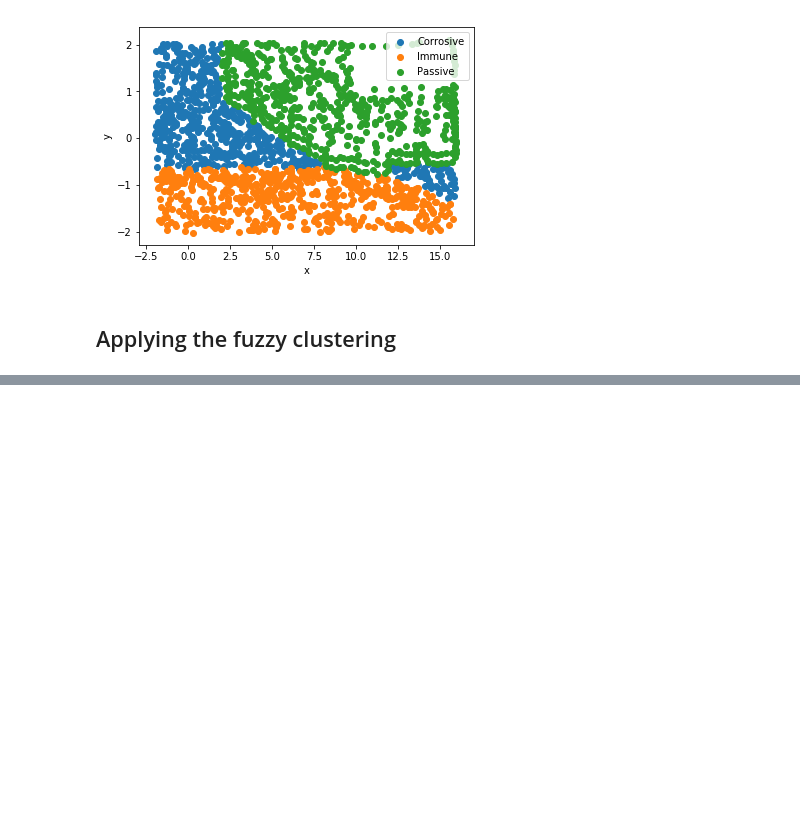
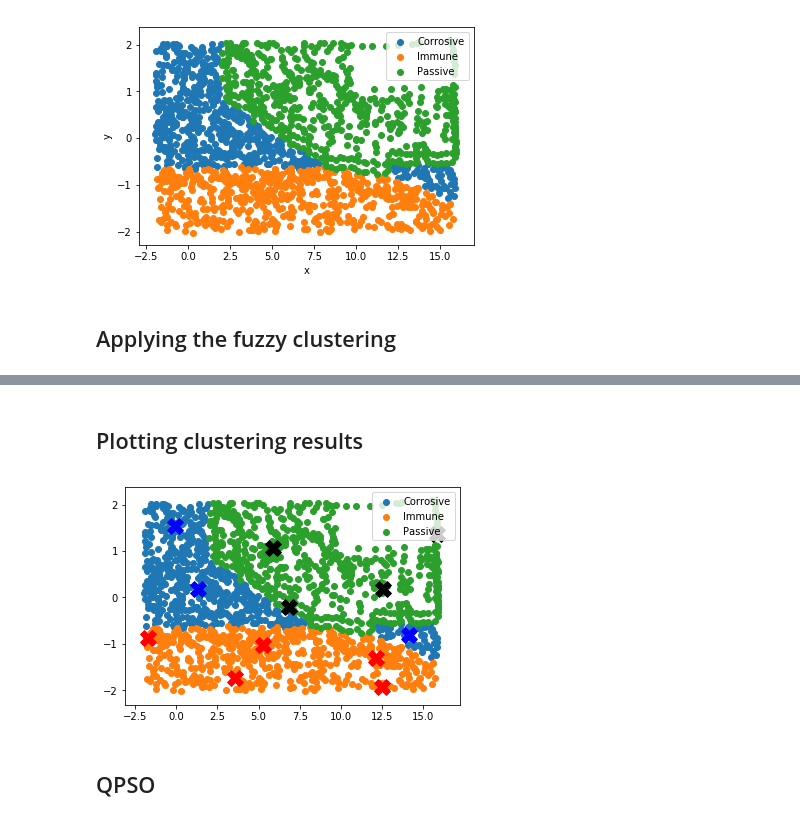
Before and after one commit to Donkeybobo/fuzzyclustering, a Jupyter notebook: Data extraction.ipynb, the cells around one changed output, grey strips where cells are left out. Drawn from its saved outputs; the diff is of its cells as text; code cells hidden in the pictures; blank space fills up the shorter version.

```diff
--- a/Data extraction.ipynb
+++ b/Data extraction.ipynb
@@ -60,3 +60,17 @@ plt.legend();
 [figure]
 # %% [markdown]
 ## Applying the fuzzy clustering
+# %%
+fc_corrosive = FuzzyClustering(data_corrosive)
+fc_immune = FuzzyClustering(data_immune)
+fc_passive = FuzzyClustering(data_passive)
+# %%
+## finding centers
+fc_corrosive.extractClusteringCenters()
+centers_corrosive = fc_corrosive.getDenormalizedClusterCenters()
+
+fc_immune.extractClusteringCenters()
+centers_immune = fc_immune.getDenormalizedClusterCenters()
+
+fc_passive.extractClusteringCenters()
+centers_passive = fc_passive.getDenormalizedClusterCenters()
@@ -62,0 +123,24 @@ plt.legend();
+# %% [markdown]
+## Plotting clustering results
+# %%
+plt.scatter(data_corrosive[:,0], data_corrosive[:,1], label = 'Corrosive')
+plt.scatter(data_immune[:,0], data_immune[:,1], label = 'Immune')
+plt.scatter(data_passive[:,0], data_passive[:,1], label = 'Passive')
+
+## Add centers of Corrosive
+for cs in centers_corrosive:
+    plt.scatter(cs[0], cs[1], marker = 'X', color = 'blue', s = 250)
+
+## Add centers of Immune
+for cs in centers_immune:
+    plt.scatter(cs[0], cs[1], marker = 'X', color = 'red', s = 250)
+
+## Add centers of Passive
+for cs in centers_passive:
+    plt.scatter(cs[0], cs[1], marker = 'X', color = 'black', s = 250)
+
+plt.legend();
+# %% [output]
+[figure, added]
+# %% [markdown]
+## QPSO
```
Also changed, not shown: parts of 9 cells of this notebook, 1 other file.
